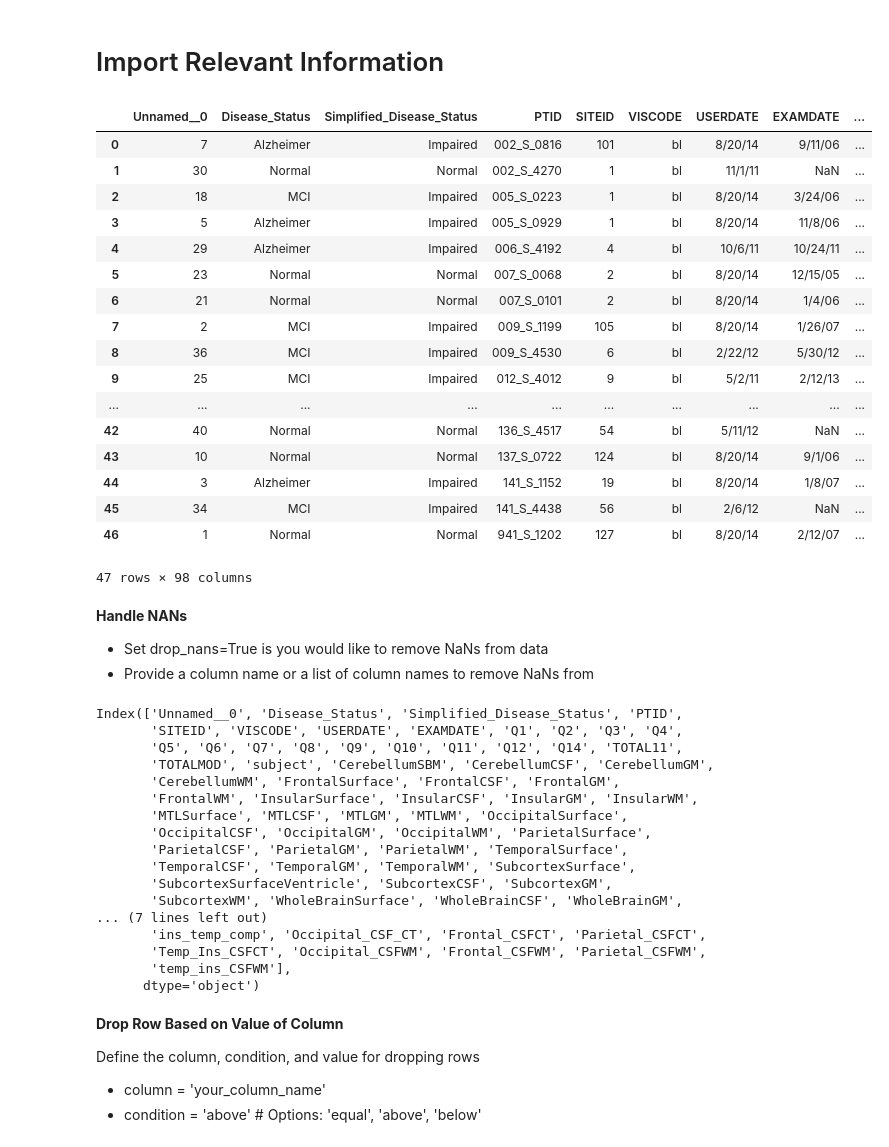
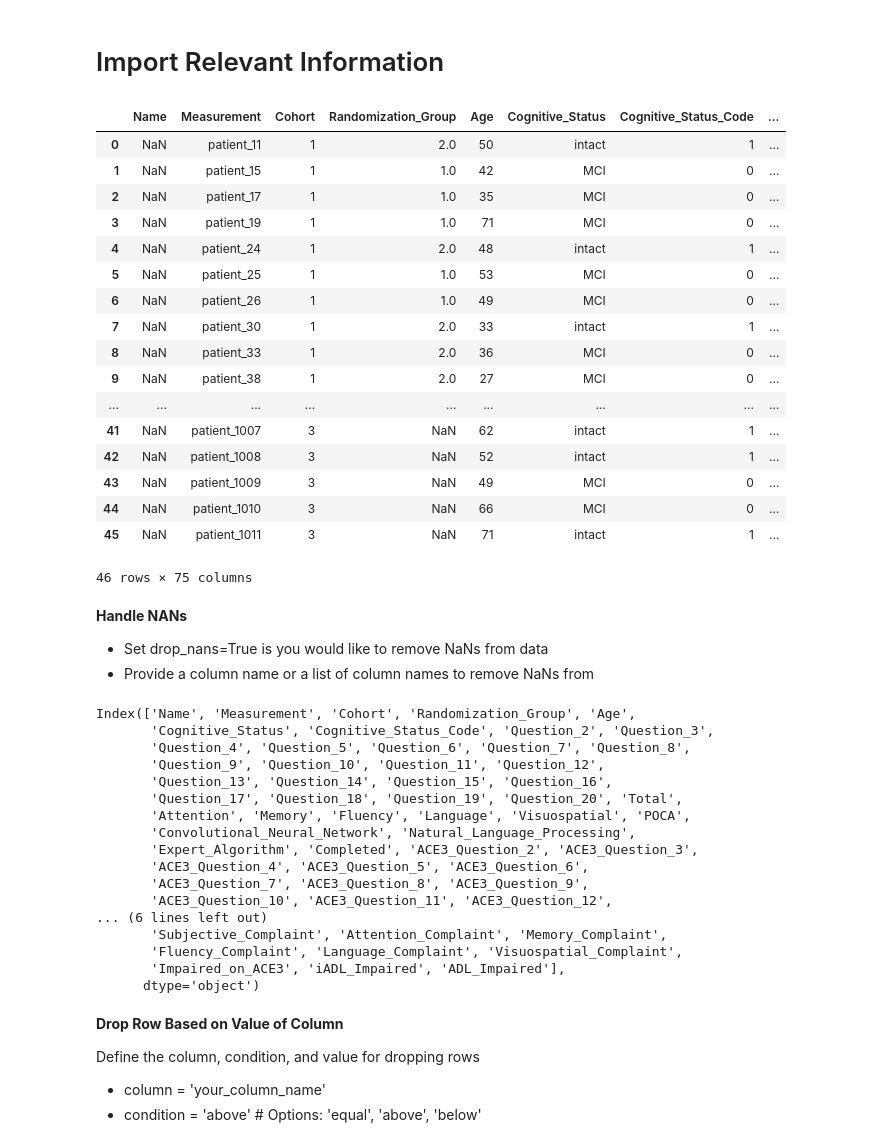
Before and after one commit to Calvinwhow/Research, a Jupyter notebook: nimlab/calvin_utils/notebooks/statistical_notebooks/generic_spreadsheet_functions.ipynb, the cells around one changed output. Cells and saved outputs as stored; diff of their text form; code cells hidden in the pictures.

```diff
--- a/nimlab/calvin_utils/notebooks/statistical_notebooks/generic_spreadsheet_functions.ipynb
+++ b/nimlab/calvin_utils/notebooks/statistical_notebooks/generic_spreadsheet_functions.ipynb
@@ -7,3 +3,7 @@ out_dir = '/Users/cu135/Dropbox (Partners HealthCare)/studies/atrophy_seeds_2023
+# %%
+# Gather the CSV?
+input_csv_path = '/Users/cu135/Library/CloudStorage/OneDrive-Personal/OneDrive_Documents/Work/KiTH_Solutions/Research/Clinical Trial/study_metadata/all_performances.xlsx'
+out_dir = '/Users/cu135/Library/CloudStorage/OneDrive-Personal/OneDrive_Documents/Research/2023/aan_2024/figures/screening_test_roc'
 # %% [markdown]
 # 00 - Import CSV with All Data
 **The CSV is expected to be in this format**
@@ -24,28 +24,28 @@ out_dir = '/Users/cu135/Dropbox (Partners HealthCare)/studies/atrophy_seeds_2023
 # %%
 from calvin_utils.permutation_analysis_utils.statsmodels_palm import CalvinStatsmodelsPalm
 # Instantiate the PalmPrepararation class. Enter value for sheet if you are using an Excel spreadsheet.
-cal_palm = CalvinStatsmodelsPalm(input_csv_path=input_csv_path, output_dir=out_dir, sheet=None)
+cal_palm = CalvinStatsmodelsPalm(input_csv_path=input_csv_path, output_dir=out_dir, sheet='study_results')
 # Call the process_nifti_paths method
 data_df = cal_palm.read_and_display_data()
 # %% [output]
-|  | Unnamed__0 | Disease_Status | Simplified_Disease_Status | PTID | SITEID | VISCODE | USERDATE | EXAMDATE | ... |
-| 0 | 7 | Alzheimer | Impaired | 002_S_0816 | 101 | bl | 8/20/14 | 9/11/06 | ... |
-| 1 | 30 | Normal | Normal | 002_S_4270 | 1 | bl | 11/1/11 | NaN | ... |
-| 2 | 18 | MCI | Impaired | 005_S_0223 | 1 | bl | 8/20/14 | 3/24/06 | ... |
-| 3 | 5 | Alzheimer | Impaired | 005_S_0929 | 1 | bl | 8/20/14 | 11/8/06 | ... |
-| 4 | 29 | Alzheimer | Impaired | 006_S_4192 | 4 | bl | 10/6/11 | 10/24/11 | ... |
-| 5 | 23 | Normal | Normal | 007_S_0068 | 2 | bl | 8/20/14 | 12/15/05 | ... |
-| 6 | 21 | Normal | Normal | 007_S_0101 | 2 | bl | 8/20/14 | 1/4/06 | ... |
-| 7 | 2 | MCI | Impaired | 009_S_1199 | 105 | bl | 8/20/14 | 1/26/07 | ... |
-| 8 | 36 | MCI | Impaired | 009_S_4530 | 6 | bl | 2/22/12 | 5/30/12 | ... |
-| 9 | 25 | MCI | Impaired | 012_S_4012 | 9 | bl | 5/2/11 | 2/12/13 | ... |
-| ... | ... | ... | ... | ... | ... | ... | ... | ... | ... |
-| 42 | 40 | Normal | Normal | 136_S_4517 | 54 | bl | 5/11/12 | NaN | ... |
-| 43 | 10 | Normal | Normal | 137_S_0722 | 124 | bl | 8/20/14 | 9/1/06 | ... |
-| 44 | 3 | Alzheimer | Impaired | 141_S_1152 | 19 | bl | 8/20/14 | 1/8/07 | ... |
-| 45 | 34 | MCI | Impaired | 141_S_4438 | 56 | bl | 2/6/12 | NaN | ... |
-| 46 | 1 | Normal | Normal | 941_S_1202 | 127 | bl | 8/20/14 | 2/12/07 | ... |
+|  | Name | Measurement | Cohort | Randomization_Group | Age | Cognitive_Status | Cognitive_Status_Code | ... |
+| 0 | NaN | patient_11 | 1 | 2.0 | 50 | intact | 1 | ... |
+| 1 | NaN | patient_15 | 1 | 1.0 | 42 | MCI | 0 | ... |
+| 2 | NaN | patient_17 | 1 | 1.0 | 35 | MCI | 0 | ... |
+| 3 | NaN | patient_19 | 1 | 1.0 | 71 | MCI | 0 | ... |
+| 4 | NaN | patient_24 | 1 | 2.0 | 48 | intact | 1 | ... |
+| 5 | NaN | patient_25 | 1 | 1.0 | 53 | MCI | 0 | ... |
+| 6 | NaN | patient_26 | 1 | 1.0 | 49 | MCI | 0 | ... |
+| 7 | NaN | patient_30 | 1 | 2.0 | 33 | intact | 1 | ... |
+| 8 | NaN | patient_33 | 1 | 2.0 | 36 | MCI | 0 | ... |
+| 9 | NaN | patient_38 | 1 | 2.0 | 27 | MCI | 0 | ... |
+| ... | ... | ... | ... | ... | ... | ... | ... | ... |
+| 41 | NaN | patient_1007 | 3 | NaN | 62 | intact | 1 | ... |
+| 42 | NaN | patient_1008 | 3 | NaN | 52 | intact | 1 | ... |
+| 43 | NaN | patient_1009 | 3 | NaN | 49 | MCI | 0 | ... |
+| 44 | NaN | patient_1010 | 3 | NaN | 66 | MCI | 0 | ... |
+| 45 | NaN | patient_1011 | 3 | NaN | 71 | intact | 1 | ... |
-47 rows × 98 columns
+46 rows × 75 columns
 # %% [markdown]
 **Handle NANs**
 - Set drop_nans=True is you would like to remove NaNs from data
@@ -53,22 +53,22 @@ data_df = cal_palm.read_and_display_data()
 # %%
 data_df.columns
 # %% [output]
-Index(['Unnamed__0', 'Disease_Status', 'Simplified_Disease_Status', 'PTID',
-       'SITEID', 'VISCODE', 'USERDATE', 'EXAMDATE', 'Q1', 'Q2', 'Q3', 'Q4',
-       'Q5', 'Q6', 'Q7', 'Q8', 'Q9', 'Q10', 'Q11', 'Q12', 'Q14', 'TOTAL11',
-       'TOTALMOD', 'subject', 'CerebellumSBM', 'CerebellumCSF', 'CerebellumGM',
-       'CerebellumWM', 'FrontalSurface', 'FrontalCSF', 'FrontalGM',
-       'FrontalWM', 'InsularSurface', 'InsularCSF', 'InsularGM', 'InsularWM',
-       'MTLSurface', 'MTLCSF', 'MTLGM', 'MTLWM', 'OccipitalSurface',
-       'OccipitalCSF', 'OccipitalGM', 'OccipitalWM', 'ParietalSurface',
-       'ParietalCSF', 'ParietalGM', 'ParietalWM', 'TemporalSurface',
-       'TemporalCSF', 'TemporalGM', 'TemporalWM', 'SubcortexSurface',
-       'SubcortexSurfaceVentricle', 'SubcortexCSF', 'SubcortexGM',
-       'SubcortexWM', 'WholeBrainSurface', 'WholeBrainCSF', 'WholeBrainGM',
-... (7 lines left out)
-       'ins_temp_comp', 'Occipital_CSF_CT', 'Frontal_CSFCT', 'Parietal_CSFCT',
-       'Temp_Ins_CSFCT', 'Occipital_CSFWM', 'Frontal_CSFWM', 'Parietal_CSFWM',
-       'temp_ins_CSFWM'],
+Index(['Name', 'Measurement', 'Cohort', 'Randomization_Group', 'Age',
+       'Cognitive_Status', 'Cognitive_Status_Code', 'Question_2', 'Question_3',
+       'Question_4', 'Question_5', 'Question_6', 'Question_7', 'Question_8',
+       'Question_9', 'Question_10', 'Question_11', 'Question_12',
+       'Question_13', 'Question_14', 'Question_15', 'Question_16',
+       'Question_17', 'Question_18', 'Question_19', 'Question_20', 'Total',
+       'Attention', 'Memory', 'Fluency', 'Language', 'Visuospatial', 'POCA',
+       'Convolutional_Neural_Network', 'Natural_Language_Processing',
+       'Expert_Algorithm', 'Completed', 'ACE3_Question_2', 'ACE3_Question_3',
+       'ACE3_Question_4', 'ACE3_Question_5', 'ACE3_Question_6',
+       'ACE3_Question_7', 'ACE3_Question_8', 'ACE3_Question_9',
+       'ACE3_Question_10', 'ACE3_Question_11', 'ACE3_Question_12',
+... (6 lines left out)
+       'Subjective_Complaint', 'Attention_Complaint', 'Memory_Complaint',
+       'Fluency_Complaint', 'Language_Complaint', 'Visuospatial_Complaint',
+       'Impaired_on_ACE3', 'iADL_Impaired', 'ADL_Impaired'],
       dtype='object')
 # %%
 drop_list = ['Age']
```
Also changed, not shown: parts of 21 cells of this notebook, 11 other files.
